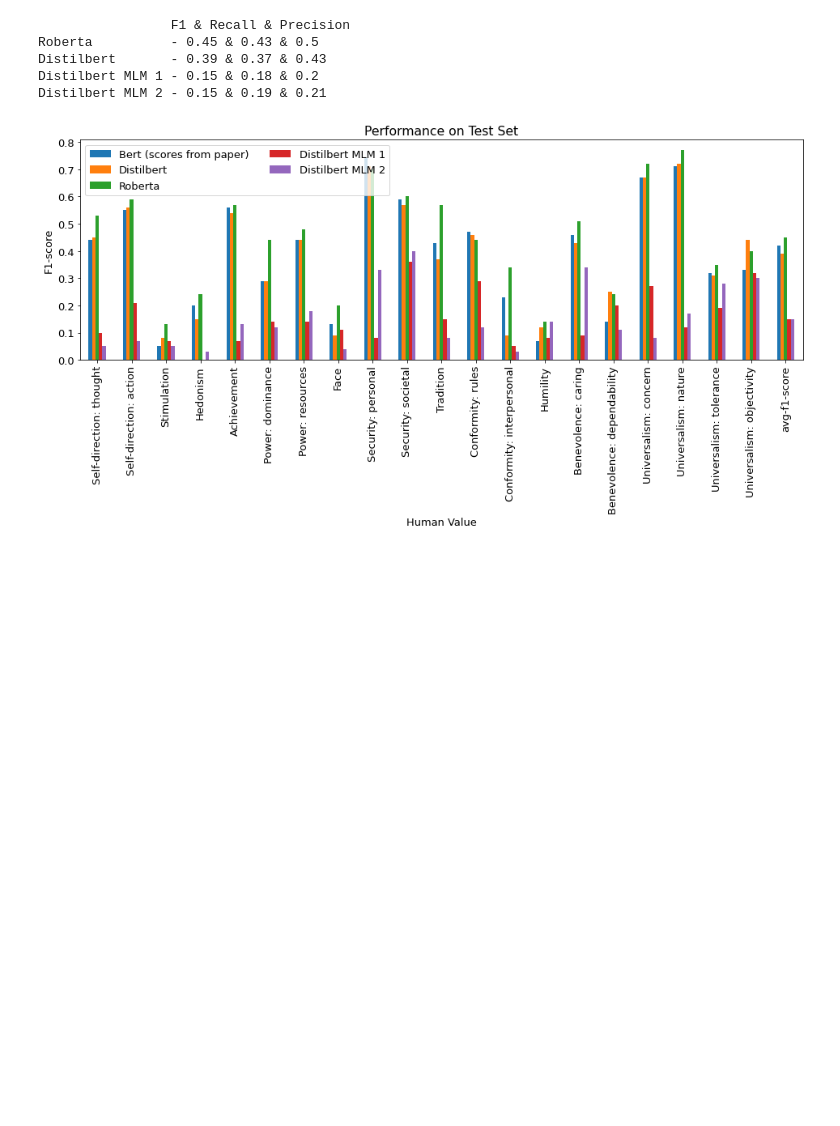
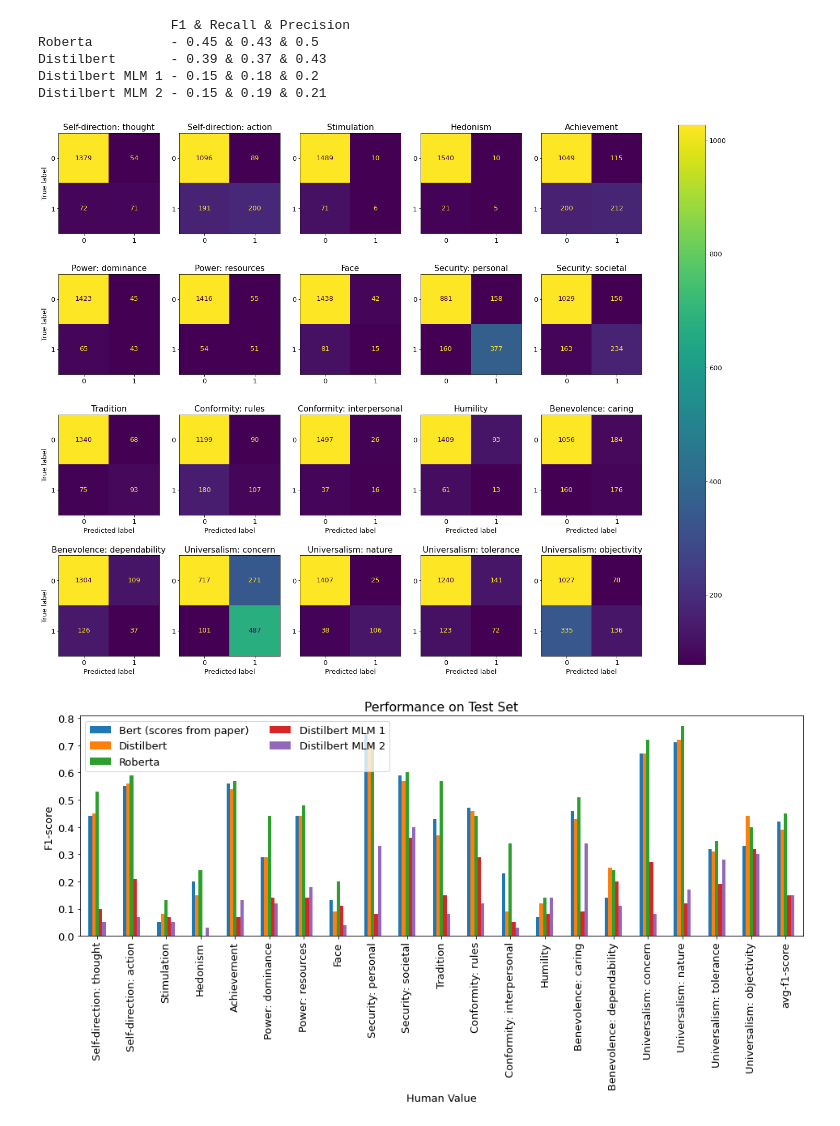
Before and after one commit to Lisa-dk/LTP, a Jupyter notebook: values_classification.ipynb, the cells around one changed output. Saved outputs shown, nothing was run; the diff lists cells and outputs as text; code cells hidden in the pictures; blank space fills up the shorter version.

Commit message:
conf matrix

```diff
--- a/values_classification.ipynb
+++ b/values_classification.ipynb
@@ -498,6 +494,29 @@ Roberta          - 0.45 & 0.43 & 0.5
 Distilbert       - 0.39 & 0.37 & 0.43
 Distilbert MLM 1 - 0.15 & 0.18 & 0.2
 Distilbert MLM 2 - 0.15 & 0.19 & 0.21
+# %%
+# Adapted from https://stackoverflow.com/questions/62722416/plot-confusion-matrix-for-multilabel-classifcation-python
+
+predictions = torch.from_numpy(roberta_aug_test_predict).sigmoid()
+predictions = (predictions > 0.5) * 1
+
+f, axes = plt.subplots(4, 5, figsize=(25, 19))
+axes = axes.ravel()
+for i in range(len(classes)):
+    disp = ConfusionMatrixDisplay(confusion_matrix(labels_test_true[:, i], predictions[:, i]))
+    disp.plot(ax=axes[i], values_format='.4g')
+    disp.ax_.set_title(classes[i])
+    if i < 10:
+        disp.ax_.set_xlabel('')
+    if i % 5 != 0:
+        disp.ax_.set_ylabel('')
+    disp.im_.colorbar.remove()
+
+f.colorbar(disp.im_, ax=axes)
+saveplot("conf_matrix")
+plt.show()
+# %% [output]
+[figure, added]
 # %%
 df = pd.DataFrame({"Human Value": dis_augs_test_scores[0].keys(),
                    "Bert (scores from paper)": bert_website_test,
```
Also changed, not shown: parts of 1 cell of this notebook, 1 other file.
